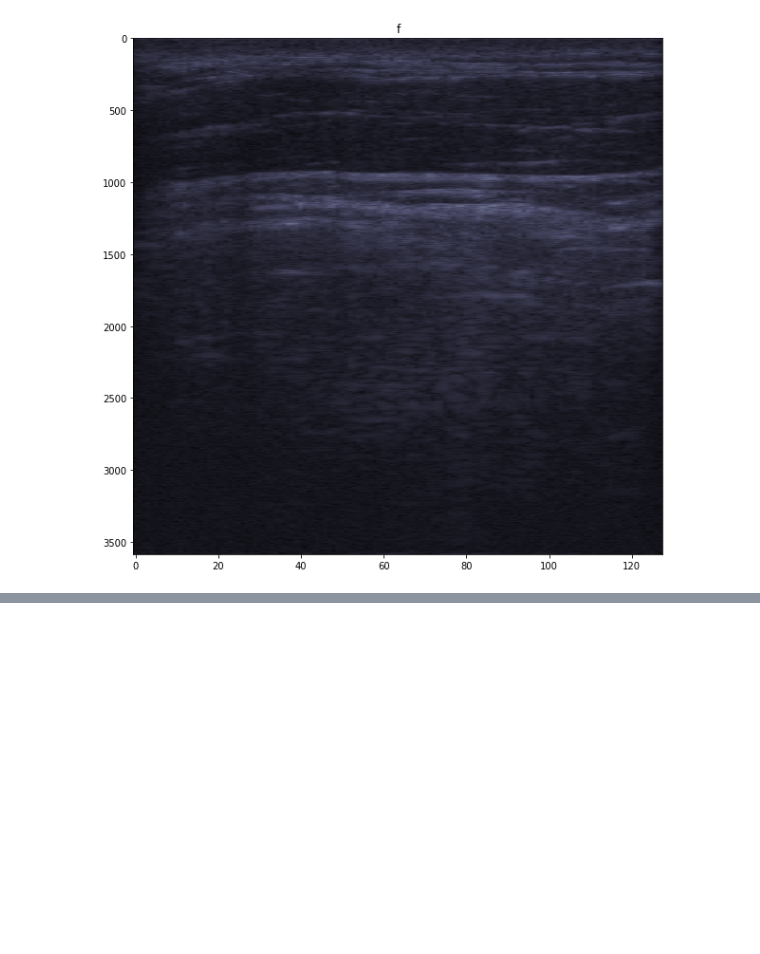
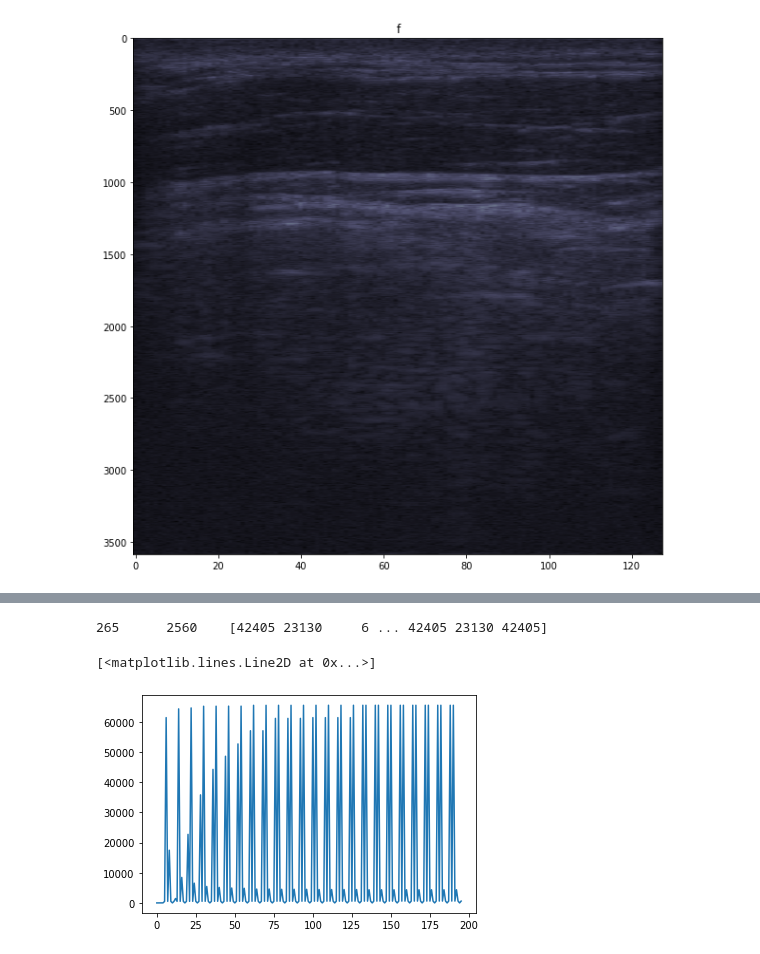
Before and after one commit to kelu124/pyusbus, a Jupyter notebook: experiments/20210401-Doppler.ipynb, the cells around one changed output, grey strips where cells are left out. Drawn from its saved outputs; the diff is of its cells as text; code cells hidden in the pictures; blank space fills up the shorter version.

```diff
--- a/experiments/20210401-Doppler.ipynb
+++ b/experiments/20210401-Doppler.ipynb
@@ -71,0 +163,6 @@ Text(0.5, 1.0, 'f')
+# %%
+for k in [254,256]:
+    PL = probe.payloads[str(k)]
+    pl = np.trim_zeros(np.array( struct.unpack( '<'+str(len(PL)//2)+'H', PL ) ) , 'b')
+
+    print(k,"\t",len(PL),"\t",pl)
@@ -71,0 +192,7 @@ Text(0.5, 1.0, 'f')
+# %%
+for k in [263, 265, 267]:
+    PL = probe.payloads[str(k)]
+    pl = np.trim_zeros(np.array( struct.unpack( '<'+str(len(PL)//2)+'H', PL ) ) , 'b')
+
+
+    print(k,"\t",len(PL),"\t",pl)
@@ -71,0 +223,7 @@ Text(0.5, 1.0, 'f')
+# %%
+for k in [260]:
+    PL = probe.payloads[str(k)]
+    pl = np.trim_zeros(np.array( struct.unpack( '<'+str(len(PL)//2)+'H', PL ) ) , 'b')
+
+
+    print(k,"\t",len(PL),"\t",pl)
@@ -71,0 +243,14 @@ Text(0.5, 1.0, 'f')
+# %%
+for k in [265]:
+    PL = probe.payloads[str(k)]
+    pl = np.trim_zeros(np.array( struct.unpack( '<'+str(len(PL)//2)+'H', PL ) ) , 'b')
+
+
+    print(k,"\t",len(PL),"\t",pl)
+# %% [output]
+265      2560    [42405 23130     6 ... 42405 23130 42405]
+# %%
+plt.plot(pl[4:200])
+# %% [output]
+[<matplotlib.lines.Line2D at 0x...>]
+[figure, added]
```
Also changed, not shown: parts of 14 cells of this notebook.
